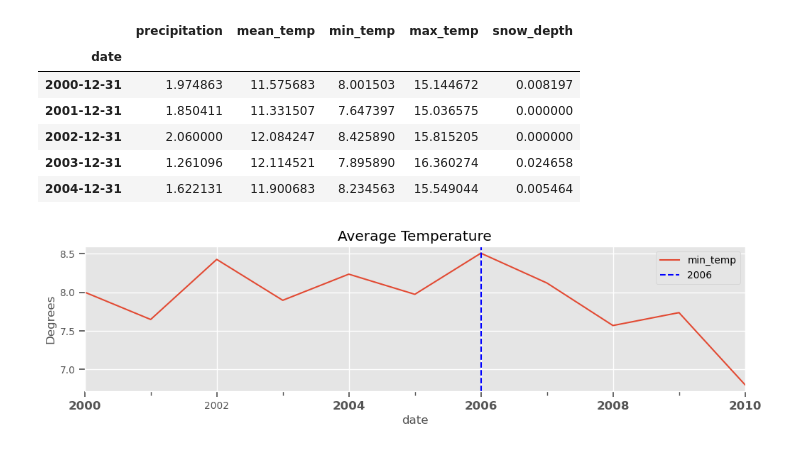
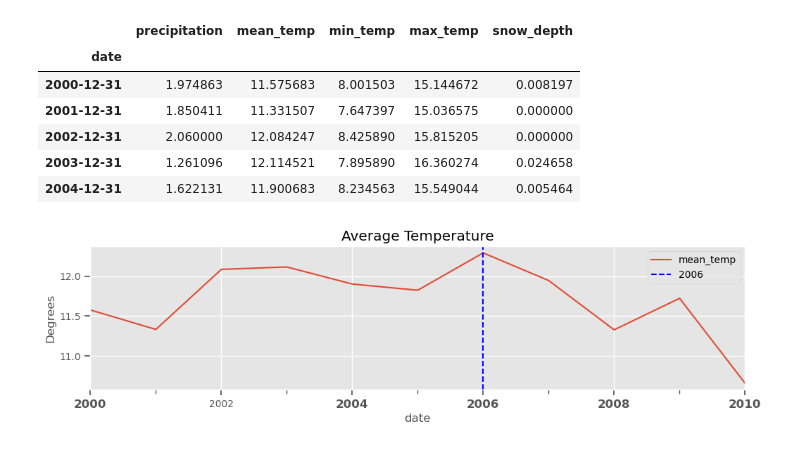
Before and after one commit to SeeBee8/Resampling, a Jupyter notebook: Resampling.ipynb, the cells around one changed output. Saved outputs shown, nothing was run; the diff lists cells and outputs as text; code cells hidden in the pictures.

```diff
--- a/Resampling.ipynb
+++ b/Resampling.ipynb
@@ -172,7 +172,7 @@ temp2.head()
 | 2003-12-31 | 1.261096 | 12.114521 | 7.895890 | 16.360274 | 0.024658 |
 | 2004-12-31 | 1.622131 | 11.900683 | 8.234563 | 15.549044 | 0.005464 |
 # %%
-low_temp= temp2['min_temp'].idxmax().strftime('%Y')
+low_temp= temp2['mean_temp'].idxmax().strftime('%Y')
 locminor = mdates.YearLocator(1)
 locmajor = mdates.YearLocator(5)
 fmtyear = mdates.DateFormatter("%Y")
@@ -181,27 +181,27 @@ ylabel='Degrees'
 # %%
 fig, ax = plt.subplots(figsize = (12,3))
 
 ax.set()
 
 #Set major ticks
 ax.xaxis.set_major_locator(locmajor)
 ax.xaxis.set_major_formatter(fmtyear)
 
 #Set minor ticks
 ax.xaxis.set_minor_locator(locminor)
 
 #Set ticklabel format
 ax.set_xticks(ax.get_xticks())
 ax.set_xticklabels(ax.get_xticklabels(), fontsize = 'large', fontweight= 'bold')
 
 
 fig = ax.get_figure()
 fig.autofmt_xdate(rotation=90, ha= 'center')
 
-temp2['min_temp'].plot(ax=ax, title=titlet)
+temp2['mean_temp'].plot(ax=ax, title=titlet)
 ax.axvline(low_temp, color='blue', linestyle= "--", label=f'{low_temp}')
 ax.set_ylabel(ylabel)
 ax.legend(bbox_to_anchor=[1,1]);ax.legend(bbox_to_anchor=[1,1])
 plt.show();
 # %% [output]
-[figure, old version]
+[figure, new version]
```
